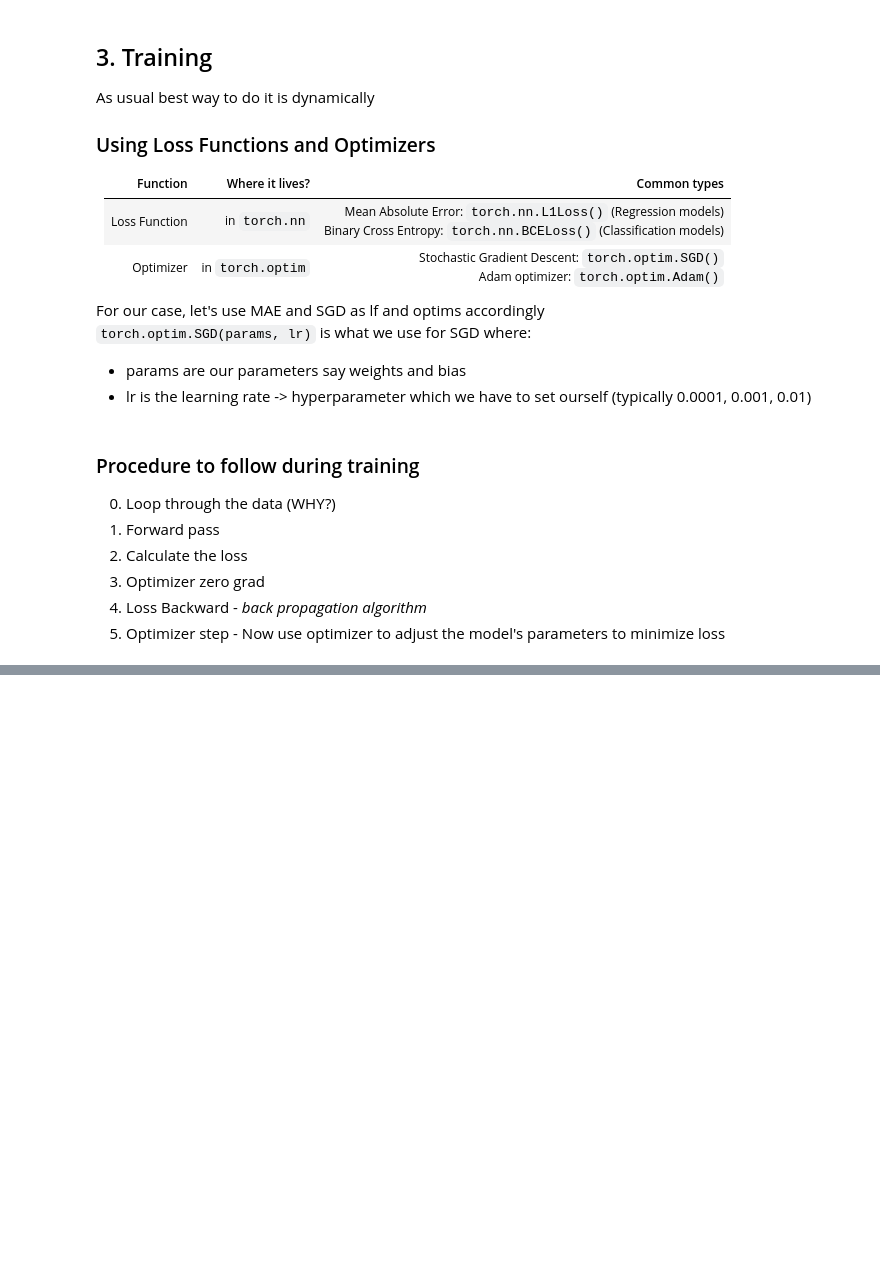
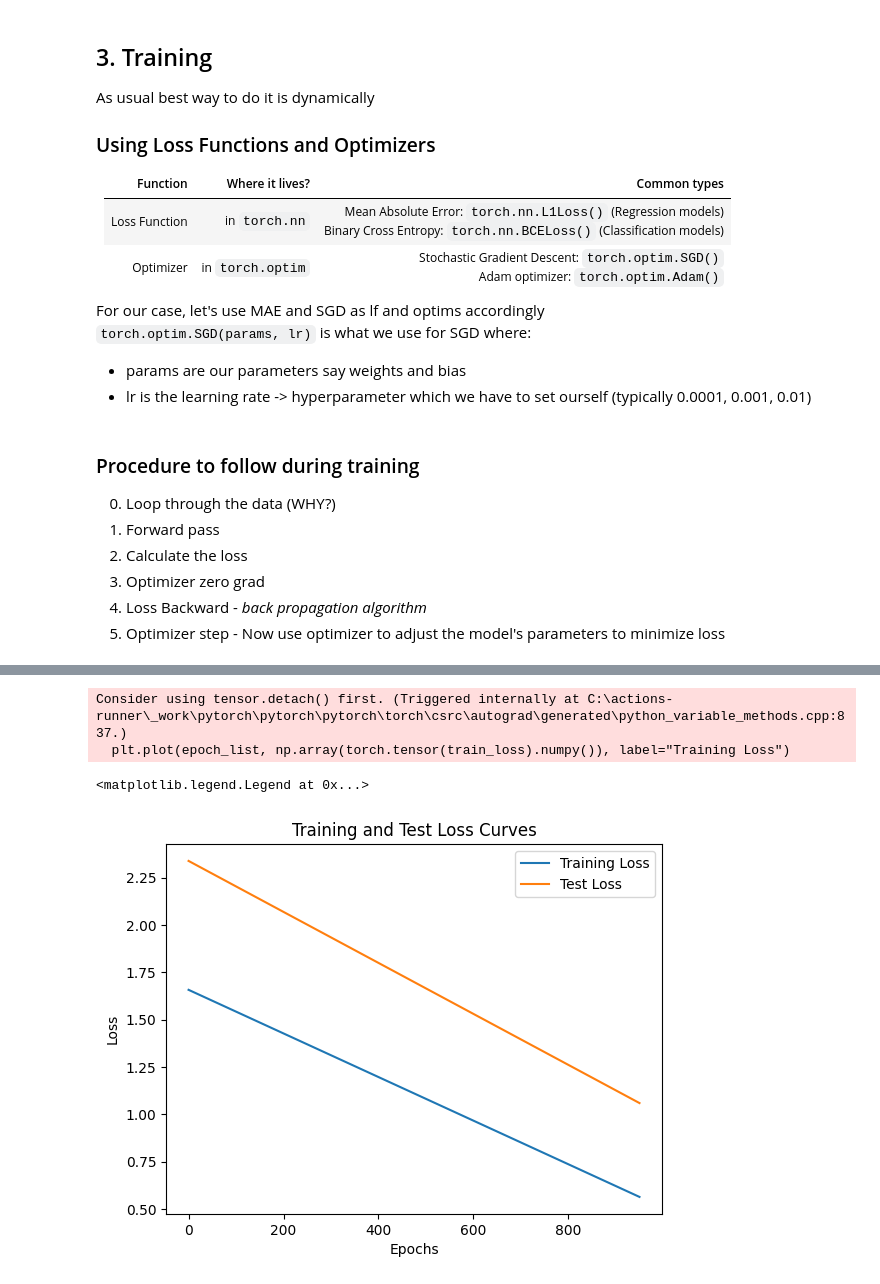
Before and after one commit to CodeX-Phi/nuclear-ml, a Jupyter notebook: notebooks/learnPyTorch/PyTorchWorkflow.ipynb, the cells around one changed output, grey strips where cells are left out. Cells and saved outputs as stored; diff of their text form; code cells hidden in the pictures; blank space fills up the shorter version.

```diff
--- a/notebooks/learnPyTorch/PyTorchWorkflow.ipynb
+++ b/notebooks/learnPyTorch/PyTorchWorkflow.ipynb
@@ -193,3 +203,15 @@ Epoch: 990 | Loss: 0.0004 | Test Loss: 0.0011205971240997314
+# %%
+plt.plot(epoch_list, np.array(torch.tensor(train_loss).numpy()), label="Training Loss")
+plt.plot(epoch_list, test_loss_val, label="Test Loss")
+plt.title("Training and Test Loss Curves")
+plt.ylabel("Loss")
+plt.xlabel("Epochs")
+plt.legend()
+# %% [output]
+Consider using tensor.detach() first. (Triggered internally at C:\actions-runner\_work\pytorch\pytorch\pytorch\torch\csrc\autograd\generated\python_variable_methods.cpp:837.)
+  plt.plot(epoch_list, np.array(torch.tensor(train_loss).numpy()), label="Training Loss")
+<matplotlib.legend.Legend at 0x...>
+[figure, added]
 # %%
 print(list(model_0.parameters()))
 
```
Also changed, not shown: parts of 5 cells of this notebook.
